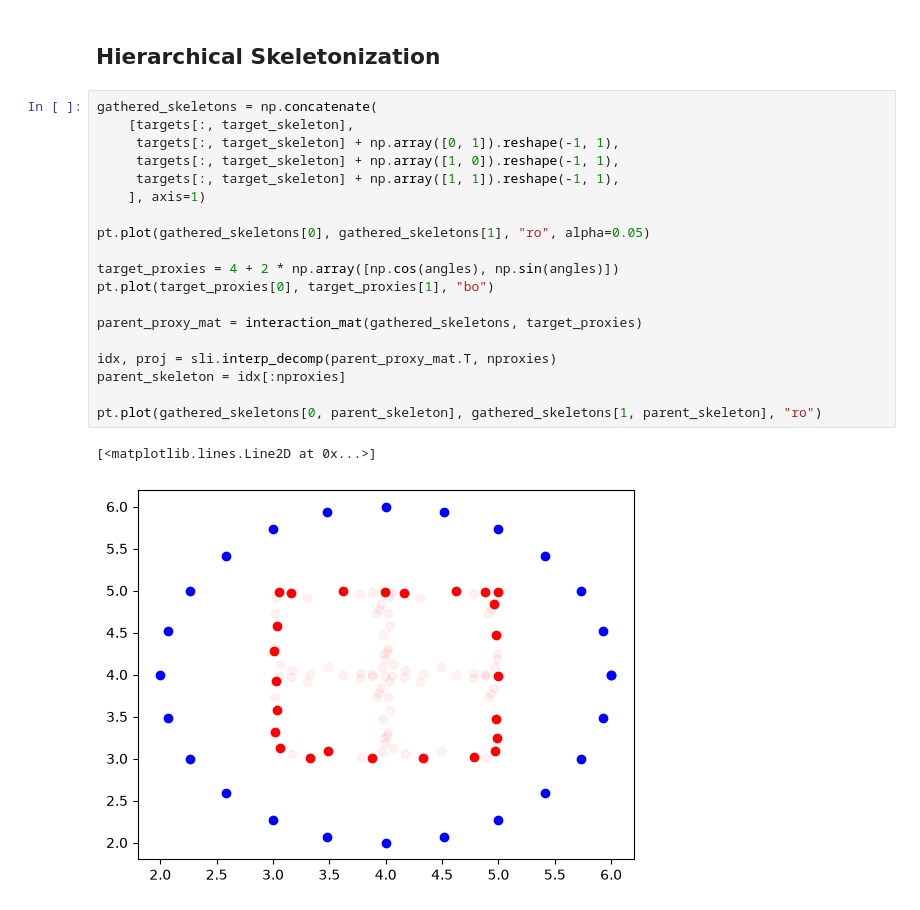
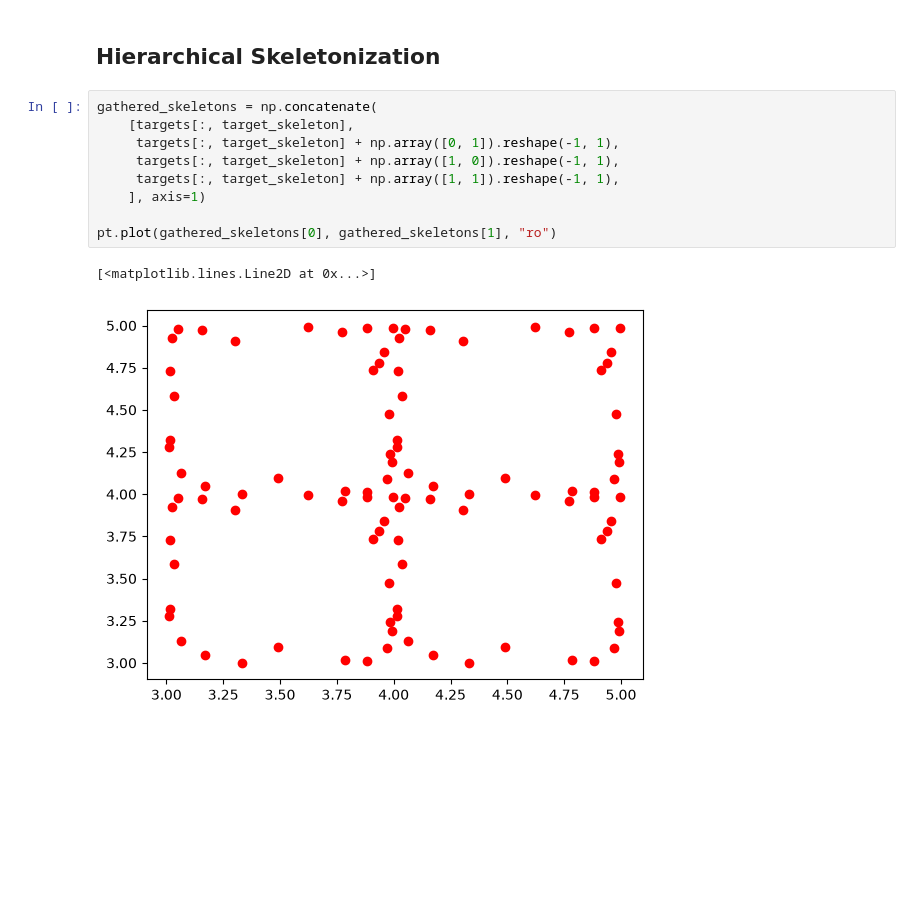
Before and after one commit to inducer/fast-alg-ie-notes, a Jupyter notebook: demos/rank_smoothness/Skeletonization using Proxies.ipynb, the cells around one changed output. Saved outputs shown, nothing was run; the diff lists cells and outputs as text; blank space fills up the shorter version.

Commit message:
Skeletonization demo: split hierarchical cell

```diff
--- a/demos/rank_smoothness/Skeletonization using Proxies.ipynb
+++ b/demos/rank_smoothness/Skeletonization using Proxies.ipynb
@@ -236,22 +236,12 @@ np.float64(5.7679856249083905e-09)
 # %%
 gathered_skeletons = np.concatenate(
     [targets[:, target_skeleton],
      targets[:, target_skeleton] + np.array([0, 1]).reshape(-1, 1),
      targets[:, target_skeleton] + np.array([1, 0]).reshape(-1, 1),
      targets[:, target_skeleton] + np.array([1, 1]).reshape(-1, 1),
     ], axis=1)
 
-pt.plot(gathered_skeletons[0], gathered_skeletons[1], "ro", alpha=0.05)
-
-target_proxies = 4 + 2 * np.array([np.cos(angles), np.sin(angles)])
-pt.plot(target_proxies[0], target_proxies[1], "bo")
-
-parent_proxy_mat = interaction_mat(gathered_skeletons, target_proxies)
-
-idx, proj = sli.interp_decomp(parent_proxy_mat.T, nproxies)
-parent_skeleton = idx[:nproxies]
-
-pt.plot(gathered_skeletons[0, parent_skeleton], gathered_skeletons[1, parent_skeleton], "ro")
+pt.plot(gathered_skeletons[0], gathered_skeletons[1], "ro")
 # %% [output]
 [<matplotlib.lines.Line2D at 0x...>]
-[figure, old version]
+[figure, new version]
```
Also changed, not shown: parts of 1 cell of this notebook.
